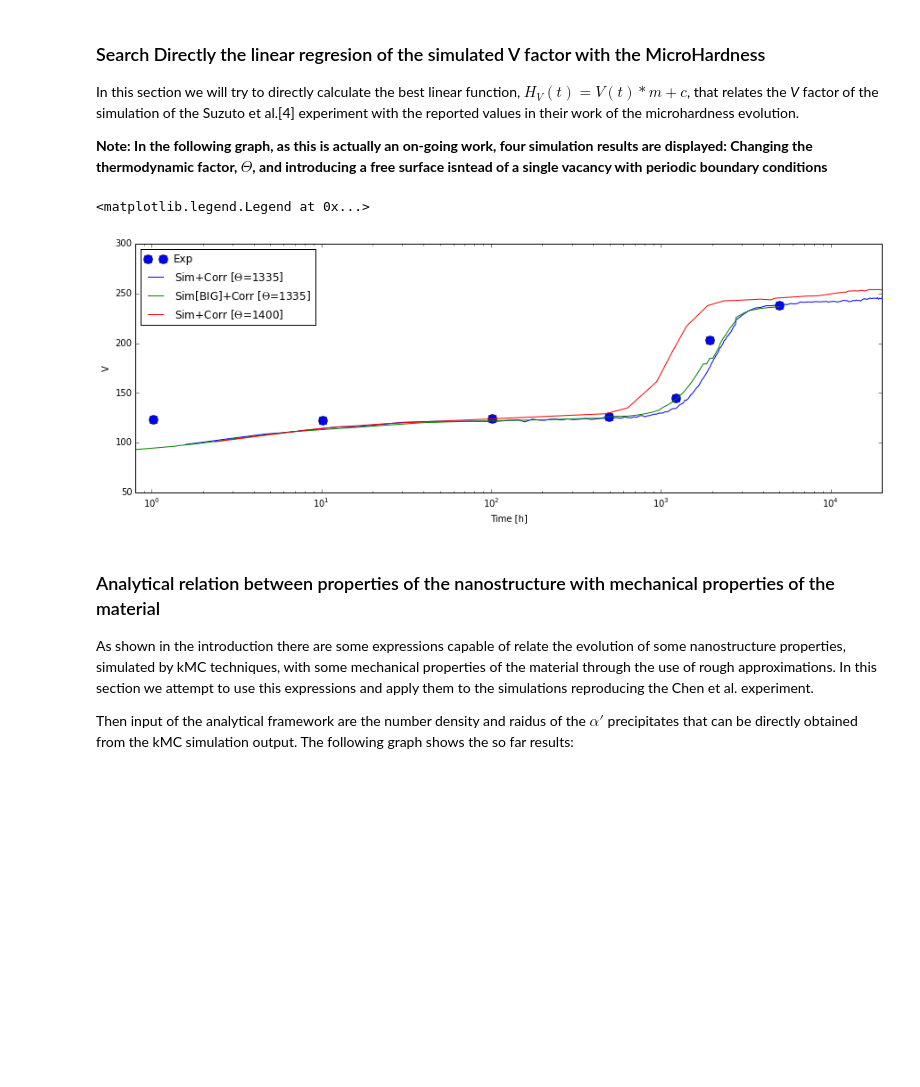
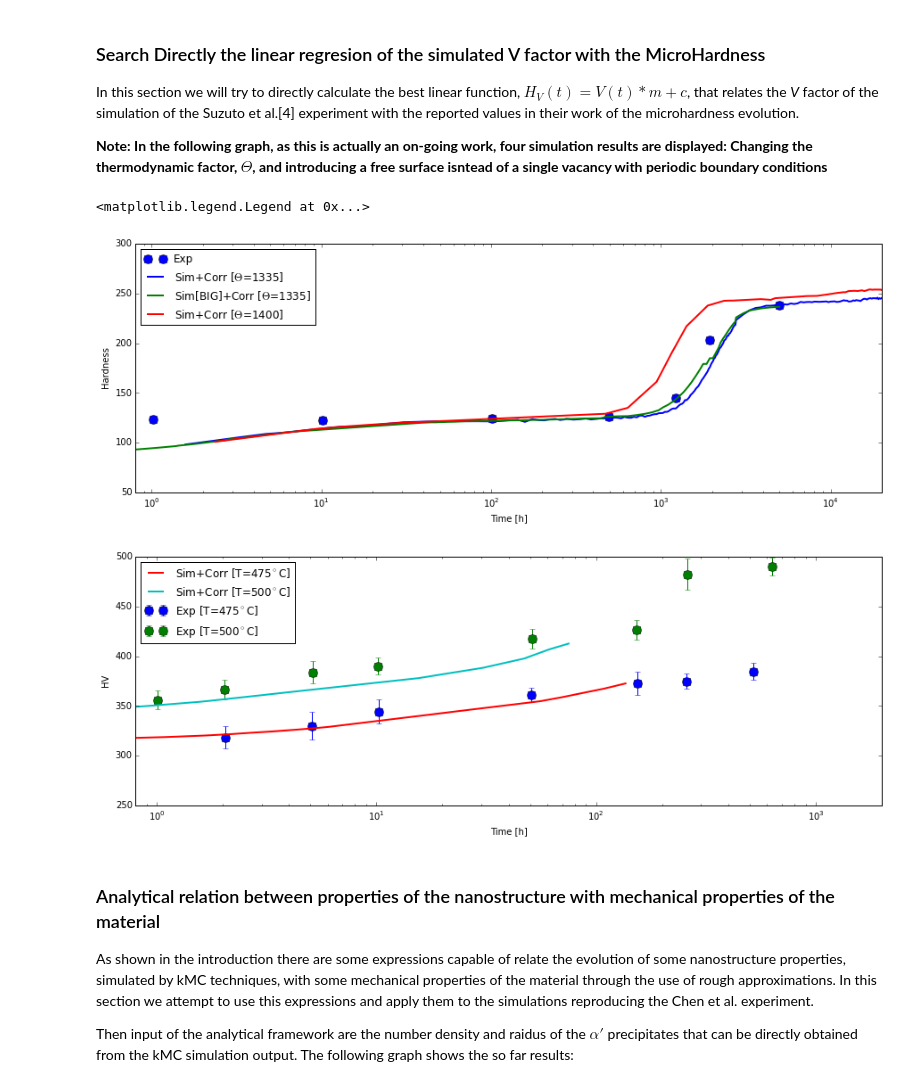
Before and after one commit to spartankel/PyNotes, a Jupyter notebook: Hardening in FeCr alloys.ipynb, the cells around one changed output. Drawn from its saved outputs; the diff is of its cells as text; code cells hidden in the pictures; blank space fills up the shorter version.

```diff
--- a/Hardening in FeCr alloys.ipynb
+++ b/Hardening in FeCr alloys.ipynb
@@ -181,35 +84,56 @@ In this section we will try to directly calculate the best linear function, $H_V
 # %%
 %matplotlib inline
 import matplotlib.pyplot as plt
 from numpy import *
 import pylab
 pylab.rcParams['figure.figsize'] = (15.0, 5.0)
 
 PATH = "/home/idopico/Notebooks/PyNotes/data/Vfactor/"
 
 # Linear correlation constants
 
 m = 132
 c = 86
 
 ref = loadtxt(PATH + "linear/ref")
 sim = loadtxt(PATH + "final/50x50x20")
 sim2 = loadtxt(PATH + "50x50x20")
 simB = loadtxt(PATH + "final/400x400x20")
 
+plt.figure(1)
 plt.plot(ref[:, 0], ref[:, 1], 'bo', ms=10, label='Exp')
-plt.plot([ts / 3600 for ts in sim[:, 0]], [v * m + c for v in sim[:, 1]], label='Sim+Corr [$\Theta$=1335]')
-plt.plot([ts / 3600 for ts in simB[:, 0]], [v * m + c for v in simB[:, 1]], label='Sim[BIG]+Corr [$\Theta$=1335]')
-plt.plot([ts / 3600 for ts in sim2[:, 0]], [v * m + c for v in sim2[:, 1]], label='Sim+Corr [$\Theta$=1400]')
+plt.plot([ts / 3600 for ts in sim[:, 0]], [v * m + c for v in sim[:, 1]], label='Sim+Corr [$\Theta$=1335]', linewidth=2)
+plt.plot([ts / 3600 for ts in simB[:, 0]], [v * m + c for v in simB[:, 1]], label='Sim[BIG]+Corr [$\Theta$=1335]', linewidth=2)
+plt.plot([ts / 3600 for ts in sim2[:, 0]], [v * m + c for v in sim2[:, 1]], label='Sim+Corr [$\Theta$=1400]', linewidth=2)
 
 plt.xscale('log')
 plt.xlabel('Time [h]')
-plt.ylabel('V')
+plt.ylabel('Hardness')
 plt.xlim([0.8, 2e4])
 plt.legend(loc=2)
+
+m = 60
+c = 315
+c2 = 340
+
+ref475 = loadtxt("/home/idopico/Papers/FeCr/Simulations/Hirata/ref/HV475.txt")
+ref500 = loadtxt("/home/idopico/Papers/FeCr/Simulations/Hirata/ref/HV500.txt")
+sim475 = loadtxt("/media/hd/Simulations/Hirata/Jul/LOG.processed")
+sim500 = loadtxt("/media/hd/Simulations/Hirata/Jul500C/LOG.processed")
+plt.figure(2)
+plt.errorbar(ref475[:, 0], ref475[:, 1], yerr=ref475[:, 2], marker='o', ms=10, linestyle='None', label='Exp [T=475$^\circ$C]')
+plt.errorbar(ref500[:, 0], ref500[:, 1], yerr=ref500[:, 2], marker='o', ms=10, linestyle='None', label='Exp [T=500$^\circ$C]')
+plt.plot([ts / 3600 for ts in sim475[:, 0]], [v * m + c for v in sim475[:, 1]], label='Sim+Corr [T=475$^\circ$C]', linewidth=2)
+plt.plot([ts / 3600 for ts in sim500[:, 0]], [v * m + c2 for v in sim500[:, 1]], label='Sim+Corr [T=500$^\circ$C]', linewidth=2)
+plt.xscale('log')
+plt.xlabel('Time [h]')
+plt.ylabel('HV')
+plt.xlim([0.8, 2e3])
+plt.legend(loc=2)
 # %% [output]
 <matplotlib.legend.Legend at 0x...>
-[figure, old version]
+[figure, new version]
+[figure, added]
 # %% [markdown]
 ### Analytical relation between properties of the nanostructure with mechanical properties of the material
 
```
Also changed, not shown: parts of 8 cells of this notebook, 5 other files.
